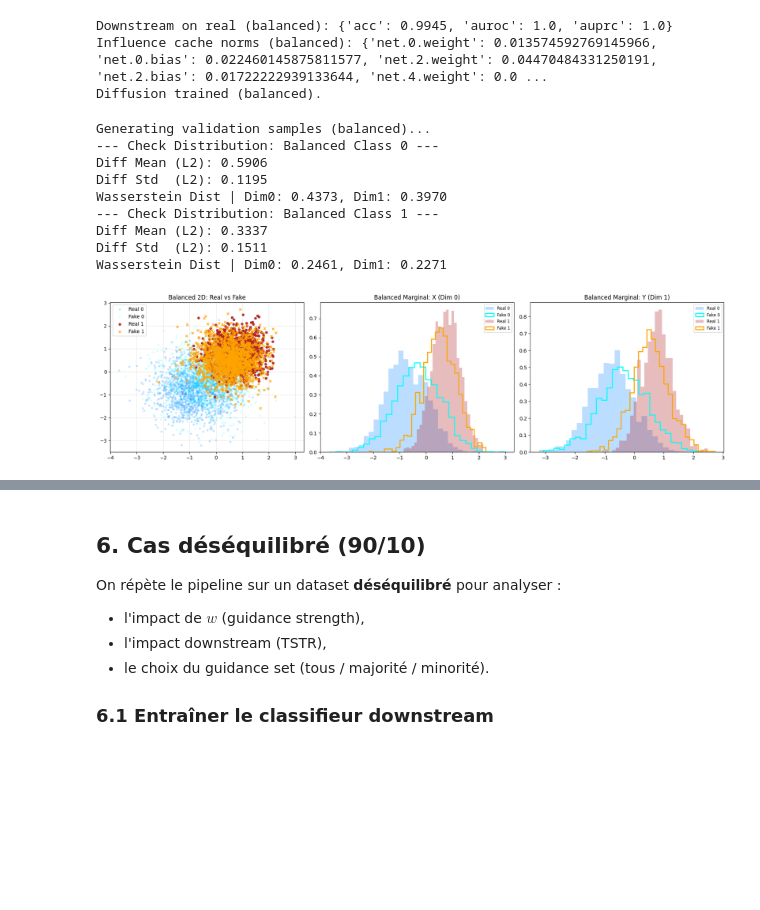
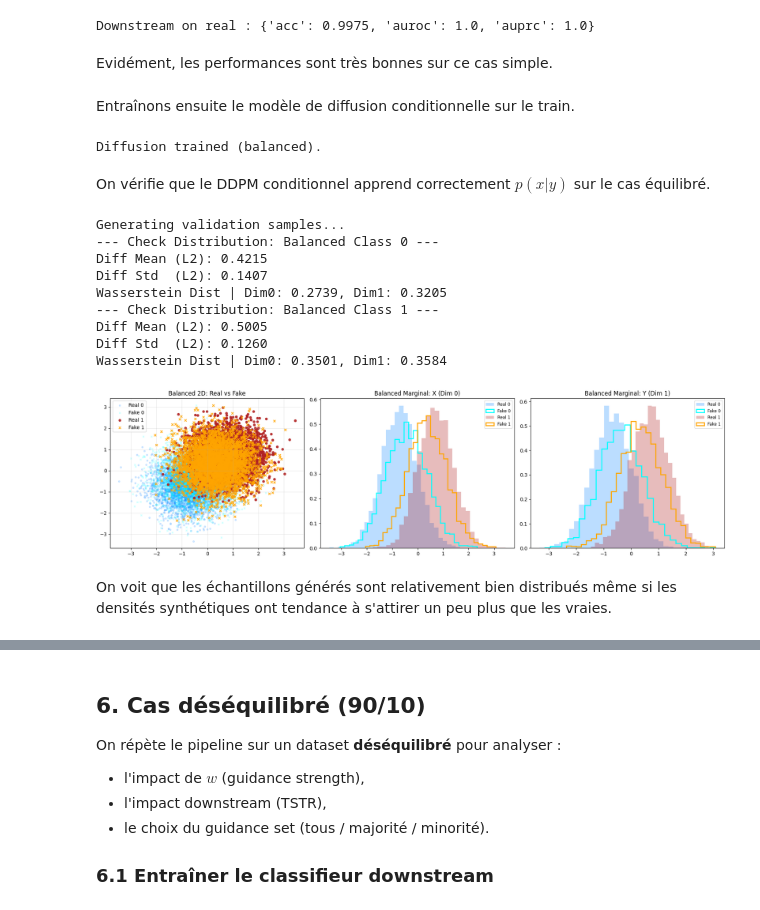
Before and after one commit to issagith/TarDiff, a Jupyter notebook: src/main.ipynb, the cells around one changed output, grey strips where cells are left out. Saved outputs shown, nothing was run; the diff lists cells and outputs as text; code cells hidden in the pictures; blank space fills up the shorter version.

```diff
--- a/src/main.ipynb
+++ b/src/main.ipynb
@@ -307,14 +328,12 @@ On entraîne le modèle downstream de classification sur les données d'entraîn
 # %%
-# --- Models ---
+# models
 class SimpleClassifier(nn.Module):
-    def __init__(self, input_dim=2, hidden_dim=64, output_dim=2):
+    def __init__(self, input_dim=2, hidden_dim=8, output_dim=2):
         super().__init__()
         self.net = nn.Sequential(
             nn.Linear(input_dim, hidden_dim),
             nn.ReLU(),
-            nn.Linear(hidden_dim, hidden_dim),
-            nn.ReLU(),
-            nn.Linear(hidden_dim, output_dim)
+            nn.Linear(hidden_dim, output_dim),
         )
 
     def forward(self, x):
@@ -354,7 +373,7 @@ class DDPMScheduler:
         self.sqrt_alpha_hat = torch.sqrt(self.alpha_hat)
         self.sqrt_one_minus_alpha_hat = torch.sqrt(1.0 - self.alpha_hat)
 
-    def noise_images(self, x, t):
+    def noise(self, x, t):
         sqrt_alpha_hat = self.sqrt_alpha_hat[t].view(-1, 1)
         sqrt_one_minus_alpha_hat = self.sqrt_one_minus_alpha_hat[t].view(-1, 1)
         eps = torch.randn_like(x)
@@ -365,9 +390,10 @@ class DDPMScheduler:
 # %%
-# --- Training utils ---
+# Training utils
+
 @dataclass
 class TrainConfig:
-    clf_epochs: int = 80
-    diff_epochs: int = 200
+    clf_epochs: int = 30
+    diff_epochs: int = 50
     clf_lr: float = 1e-3
     diff_lr: float = 1e-3
     timesteps: int = 50
@@ -393,7 +419,7 @@ def train_diffusion(model, loader, scheduler: DDPMScheduler, cfg: TrainConfig):
         for x, y in loader:
             opt.zero_grad()
             t = scheduler.sample_timesteps(x.shape[0]).view(-1, 1)
-            x_t, noise = scheduler.noise_images(x, t)
+            x_t, noise = scheduler.noise(x, t)
             noise_pred = model(x_t, t, y)
             loss = crit(noise_pred, noise)
             loss.backward()
@@ -591,20 +445,24 @@ Balanced Test size: torch.Size([2000, 2])
+# %%
+cfg_train_bal = TrainConfig()
+
+clf_bal = SimpleClassifier().to(DEVICE)
+train_classifier(clf_bal, train_loader, cfg_train_bal)
+metrics_real_bal = eval_classifier(clf_bal, X_test, y_test)
+print("Downstream on real :", metrics_real_bal)
+# %% [output]
+Downstream on real : {'acc': 0.9975, 'auroc': 1.0, 'auprc': 1.0}
+# %% [markdown]
+Evidément, les performances sont très bonnes sur ce cas simple.
+# %% [markdown]
+Entraînons ensuite le modèle de diffusion conditionnelle sur le train.
 # %%
 # --- Training (Balanced 50/50) ---
-cfg_train_bal = TrainConfig()
 scheduler_bal = DDPMScheduler(num_timesteps=cfg_train_bal.timesteps, device=DEVICE)
 
-clf_bal = SimpleClassifier().to(DEVICE)
-train_classifier(clf_bal, train_loader_bal, cfg_train_bal)
-metrics_real_bal = eval_classifier(clf_bal, X_test_bal, y_test_bal)
-print("Downstream on real (balanced):", metrics_real_bal)
-
-G_cache_bal = compute_influence_cache(clf_bal, guide_loader_bal)
-print("Influence cache norms (balanced):", {k: float(v.norm().item()) for k, v in G_cache_bal.items()})
-
 diff_model_bal = SimpleDiffusionNet().to(DEVICE)
-train_diffusion(diff_model_bal, train_loader_bal, scheduler_bal, cfg_train_bal)
+train_diffusion(diff_model_bal, train_loader, scheduler_bal, cfg_train_bal)
 print("Diffusion trained (balanced).")
 # %% [output]
-Downstream on real (balanced): {'acc': 0.9945, 'auroc': 1.0, 'auprc': 1.0}
-Influence cache norms (balanced): {'net.0.weight': 0.013574592769145966, 'net.0.bias': 0.022460145875811577, 'net.2.weight': 0.04470484331250191, 'net.2.bias': 0.01722222939133644, 'net.4.weight': 0.0 ...
 Diffusion trained (balanced).
+# %% [markdown]
+On vérifie que le DDPM conditionnel apprend correctement $p(x|y)$ sur le cas équilibré.
@@ -611,43 +505,45 @@ Diffusion trained (balanced).
 # %%
-# --- Sanity Checks (Balanced 50/50) ---
-print("Generating validation samples (balanced)...")
+# --- Sanity Checks ---
+print("Generating validation samples...")
 
-X_maj_real_bal = X_train_bal[y_train_bal == 0]
+X_maj_real_bal = X_train[y_train == 0]
 X_maj_gen_bal = sample_standard(diff_model_bal, scheduler_bal, len(X_maj_real_bal), 0)
 
-X_min_real_bal = X_train_bal[y_train_bal == 1]
+X_min_real_bal = X_train[y_train == 1]
 X_min_gen_bal = sample_standard(diff_model_bal, scheduler_bal, len(X_min_real_bal), 1)
 
 check_distribution_metrics(X_maj_real_bal, X_maj_gen_bal, "Balanced Class 0")
 check_distribution_metrics(X_min_real_bal, X_min_gen_bal, "Balanced Class 1")
 
 fig, axes = plt.subplots(1, 3, figsize=(18, 5))
 axes[0].set_title("Balanced 2D: Real vs Fake")
 axes[0].scatter(X_maj_real_bal[:,0].cpu(), X_maj_real_bal[:,1].cpu(), alpha=0.2, label="Real 0", c='dodgerblue', s=10)
 axes[0].scatter(X_maj_gen_bal[:,0].cpu(), X_maj_gen_bal[:,1].cpu(), alpha=0.2, label="Fake 0", c='cyan', s=10, marker='x')
 axes[0].scatter(X_min_real_bal[:,0].cpu(), X_min_real_bal[:,1].cpu(), alpha=0.9, label="Real 1", c='firebrick', s=20)
 axes[0].scatter(X_min_gen_bal[:,0].cpu(), X_min_gen_bal[:,1].cpu(), alpha=0.9, label="Fake 1", c='orange', s=20, marker='x')
 axes[0].legend()
 axes[0].grid(True, alpha=0.3)
 
 for dim, ax, name in zip([0, 1], axes[1:], ["X (Dim 0)", "Y (Dim 1)"]):
     ax.set_title(f"Balanced Marginal: {name}")
     ax.hist(X_maj_real_bal[:, dim].cpu().numpy(), bins=30, density=True, alpha=0.3, color='dodgerblue', label='Real 0')
     ax.hist(X_maj_gen_bal[:, dim].cpu().numpy(), bins=30, density=True, histtype='step', linewidth=2, color='cyan', label='Fake 0')
     ax.hist(X_min_real_bal[:, dim].cpu().numpy(), bins=30, density=True, alpha=0.3, color='firebrick', label='Real 1')
     ax.hist(X_min_gen_bal[:, dim].cpu().numpy(), bins=30, density=True, histtype='step', linewidth=2, color='orange', label='Fake 1')
     ax.legend(fontsize='small')
 
 plt.tight_layout()
 plt.show()
 # %% [output]
-Generating validation samples (balanced)...
+Generating validation samples...
 --- Check Distribution: Balanced Class 0 ---
-Diff Mean (L2): 0.5906
-Diff Std  (L2): 0.1195
-Wasserstein Dist | Dim0: 0.4373, Dim1: 0.3970
+Diff Mean (L2): 0.4215
+Diff Std  (L2): 0.1407
+Wasserstein Dist | Dim0: 0.2739, Dim1: 0.3205
 --- Check Distribution: Balanced Class 1 ---
-Diff Mean (L2): 0.3337
-Diff Std  (L2): 0.1511
-Wasserstein Dist | Dim0: 0.2461, Dim1: 0.2271
+Diff Mean (L2): 0.5005
+Diff Std  (L2): 0.1260
+Wasserstein Dist | Dim0: 0.3501, Dim1: 0.3584
-[figure, old version]
+[figure, new version]
+# %% [markdown]
+On voit que les échantillons générés sont relativement bien distribués même si les densités synthétiques ont tendance à s'attirer un peu plus que les vraies.
```
Also changed, not shown: parts of 44 cells of this notebook, 1 other file.
